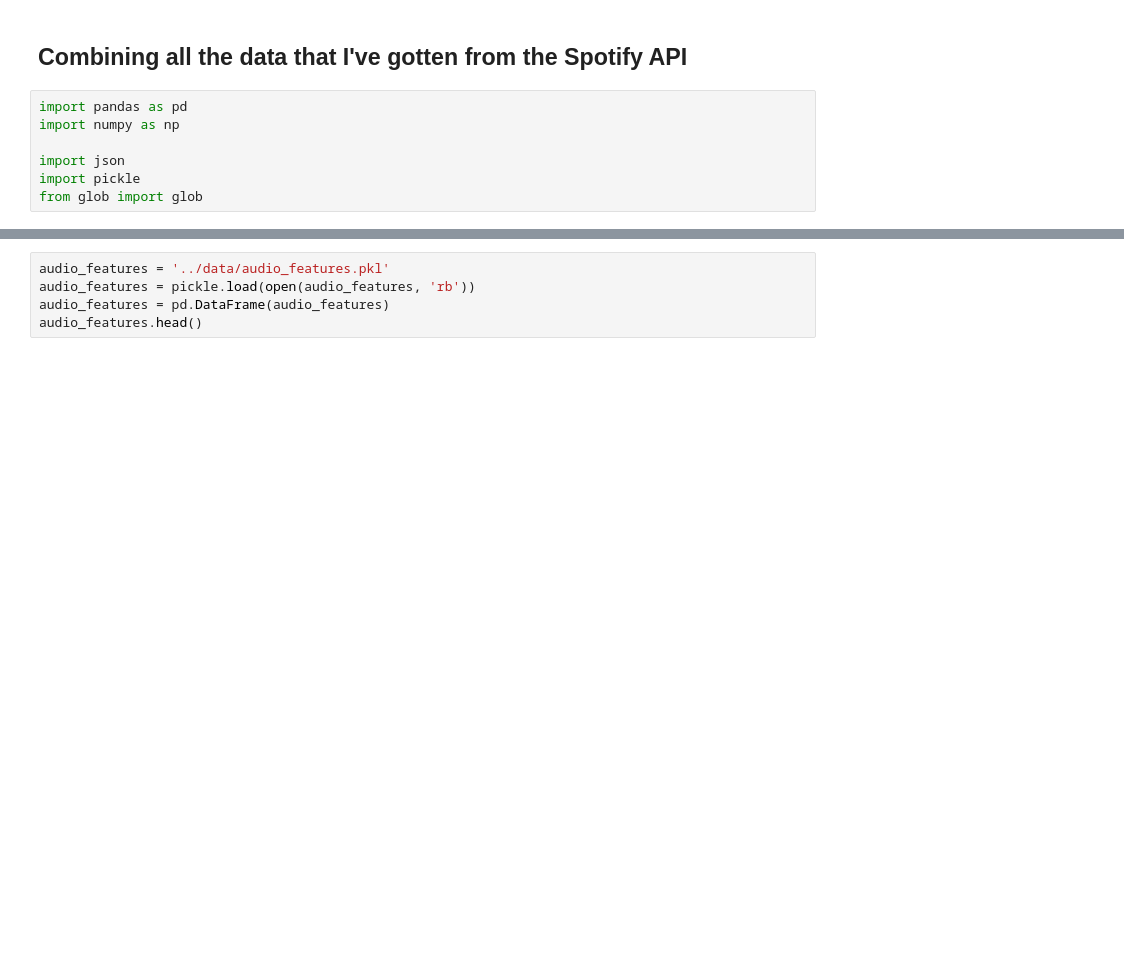
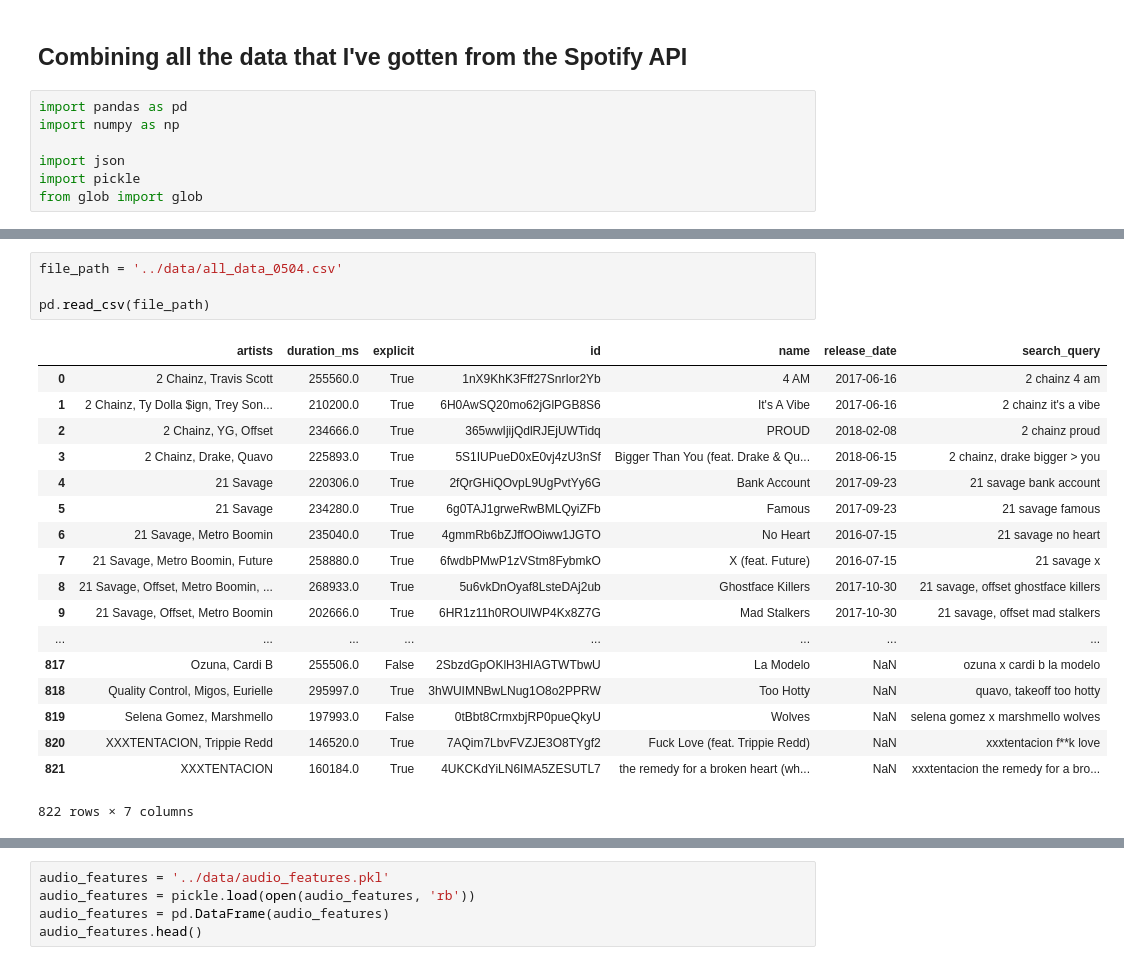
Before and after one commit to cjenniferwong/song_evaluation, a Jupyter notebook: ETL/getting dataset.ipynb, the cells around one changed output, grey strips where cells are left out. Drawn from its saved outputs; the diff is of its cells as text; blank space fills up the shorter version.

Commit message:
cleaning up notebooks this weekend since i lost my data and had to get it back. this time im being more intentional about writing

```diff
--- a/ETL/getting dataset.ipynb
+++ b/ETL/getting dataset.ipynb
@@ -18 +32,24 @@ data_paths
+# %%
+file_path = '../data/all_data_0504.csv'
+
+pd.read_csv(file_path)
+# %% [output]
+|  | artists | duration_ms | explicit | id | name | release_date | search_query |
+| 0 | 2 Chainz, Travis Scott | 255560.0 | True | 1nX9KhK3Fff27SnrIor2Yb | 4 AM | 2017-06-16 | 2 chainz 4 am |
+| 1 | 2 Chainz, Ty Dolla $ign, Trey Son... | 210200.0 | True | 6H0AwSQ20mo62jGlPGB8S6 | It's A Vibe | 2017-06-16 | 2 chainz it's a vibe |
+| 2 | 2 Chainz, YG, Offset | 234666.0 | True | 365wwIjijQdlRJEjUWTidq | PROUD | 2018-02-08 | 2 chainz proud |
+| 3 | 2 Chainz, Drake, Quavo | 225893.0 | True | 5S1IUPueD0xE0vj4zU3nSf | Bigger Than You (feat. Drake & Qu... | 2018-06-15 | 2 chainz, drake bigger > you |
+| 4 | 21 Savage | 220306.0 | True | 2fQrGHiQOvpL9UgPvtYy6G | Bank Account | 2017-09-23 | 21 savage bank account |
+| 5 | 21 Savage | 234280.0 | True | 6g0TAJ1grweRwBMLQyiZFb | Famous | 2017-09-23 | 21 savage famous |
+| 6 | 21 Savage, Metro Boomin | 235040.0 | True | 4gmmRb6bZJffOOiww1JGTO | No Heart | 2016-07-15 | 21 savage no heart |
+| 7 | 21 Savage, Metro Boomin, Future | 258880.0 | True | 6fwdbPMwP1zVStm8FybmkO | X (feat. Future) | 2016-07-15 | 21 savage x |
+| 8 | 21 Savage, Offset, Metro Boomin, ... | 268933.0 | True | 5u6vkDnOyaf8LsteDAj2ub | Ghostface Killers | 2017-10-30 | 21 savage, offset ghostface killers |
+| 9 | 21 Savage, Offset, Metro Boomin | 202666.0 | True | 6HR1z11h0ROUlWP4Kx8Z7G | Mad Stalkers | 2017-10-30 | 21 savage, offset mad stalkers |
+| ... | ... | ... | ... | ... | ... | ... | ... |
+| 817 | Ozuna, Cardi B | 255506.0 | False | 2SbzdGpOKlH3HIAGTWTbwU | La Modelo | NaN | ozuna x cardi b la modelo |
+| 818 | Quality Control, Migos, Eurielle | 295997.0 | True | 3hWUIMNBwLNug1O8o2PPRW | Too Hotty | NaN | quavo, takeoff too hotty |
+| 819 | Selena Gomez, Marshmello | 197993.0 | False | 0tBbt8CrmxbjRP0pueQkyU | Wolves | NaN | selena gomez x marshmello wolves |
+| 820 | XXXTENTACION, Trippie Redd | 146520.0 | True | 7AQim7LbvFVZJE3O8TYgf2 | Fuck Love (feat. Trippie Redd) | NaN | xxxtentacion f**k love |
+| 821 | XXXTENTACION | 160184.0 | True | 4UKCKdYiLN6IMA5ZESUTL7 | the remedy for a broken heart (wh... | NaN | xxxtentacion the remedy for a bro... |
+822 rows × 7 columns
 # %%
```
Also changed, not shown: parts of 3 cells of this notebook, 5 other files.
